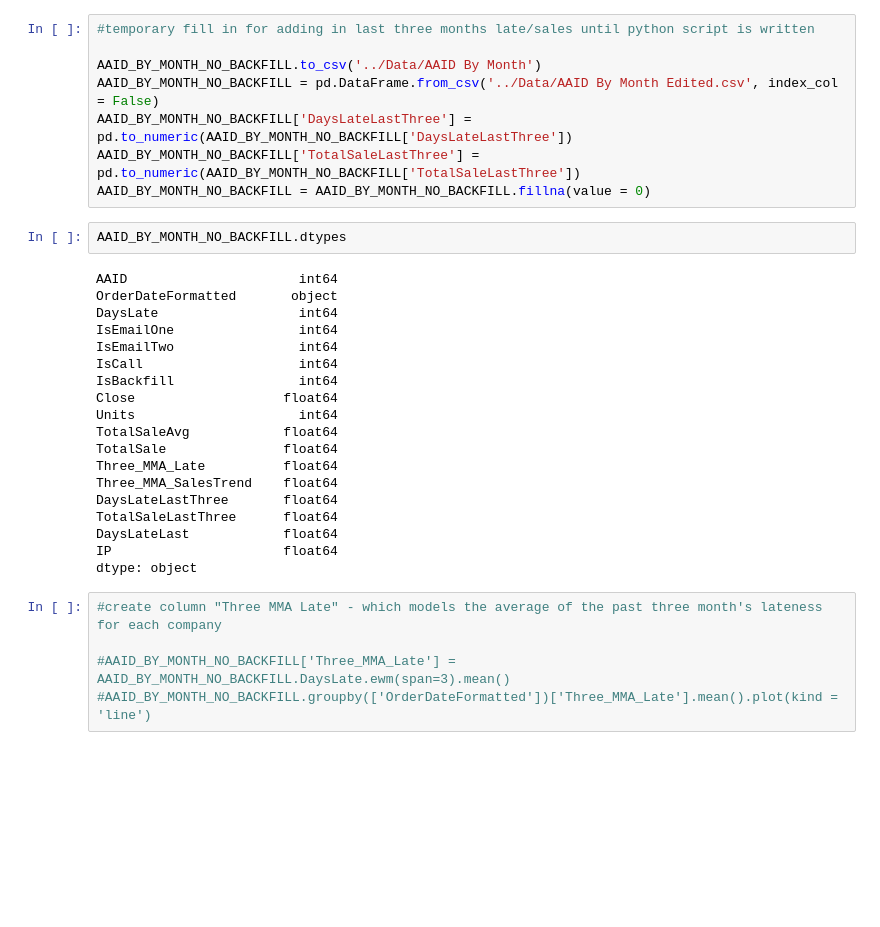
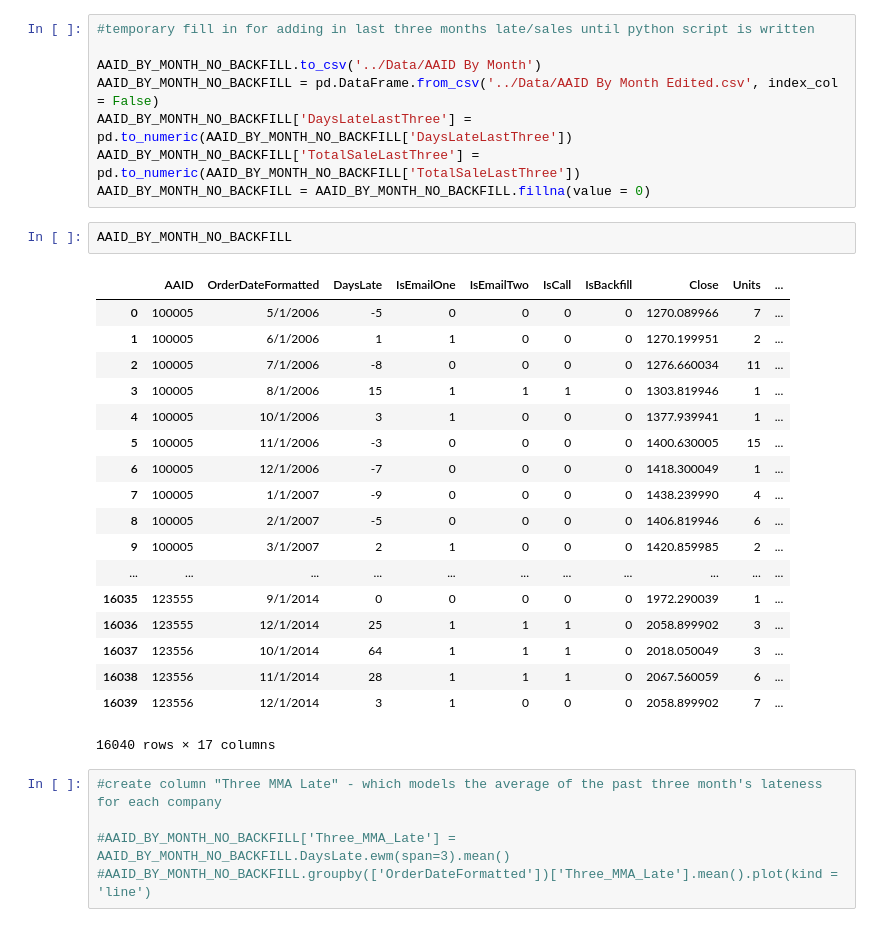
Before and after one commit to apclypsr/Capstone-Project, a Jupyter notebook: SurveyAnalysis.ipynb, the cells around one changed output. Saved outputs shown, nothing was run; the diff lists cells and outputs as text; blank space fills up the shorter version.

```diff
--- a/SurveyAnalysis.ipynb
+++ b/SurveyAnalysis.ipynb
@@ -222,26 +197,26 @@ AAID_BY_MONTH_NO_BACKFILL['DaysLateLastThree'] = pd.to_numeric(AAID_BY_MONTH_NO_
 AAID_BY_MONTH_NO_BACKFILL['TotalSaleLastThree'] = pd.to_numeric(AAID_BY_MONTH_NO_BACKFILL['TotalSaleLastThree'])
 AAID_BY_MONTH_NO_BACKFILL = AAID_BY_MONTH_NO_BACKFILL.fillna(value = 0)
 # %%
-AAID_BY_MONTH_NO_BACKFILL.dtypes
+AAID_BY_MONTH_NO_BACKFILL
 # %% [output]
+|  | AAID | OrderDateFormatted | DaysLate | IsEmailOne | IsEmailTwo | IsCall | IsBackfill | Close | Units | ... |
+| 0 | 100005 | 5/1/2006 | -5 | 0 | 0 | 0 | 0 | 1270.089966 | 7 | ... |
+| 1 | 100005 | 6/1/2006 | 1 | 1 | 0 | 0 | 0 | 1270.199951 | 2 | ... |
+| 2 | 100005 | 7/1/2006 | -8 | 0 | 0 | 0 | 0 | 1276.660034 | 11 | ... |
+| 3 | 100005 | 8/1/2006 | 15 | 1 | 1 | 1 | 0 | 1303.819946 | 1 | ... |
+| 4 | 100005 | 10/1/2006 | 3 | 1 | 0 | 0 | 0 | 1377.939941 | 1 | ... |
+| 5 | 100005 | 11/1/2006 | -3 | 0 | 0 | 0 | 0 | 1400.630005 | 15 | ... |
+| 6 | 100005 | 12/1/2006 | -7 | 0 | 0 | 0 | 0 | 1418.300049 | 1 | ... |
+| 7 | 100005 | 1/1/2007 | -9 | 0 | 0 | 0 | 0 | 1438.239990 | 4 | ... |
+| 8 | 100005 | 2/1/2007 | -5 | 0 | 0 | 0 | 0 | 1406.819946 | 6 | ... |
+| 9 | 100005 | 3/1/2007 | 2 | 1 | 0 | 0 | 0 | 1420.859985 | 2 | ... |
+| ... | ... | ... | ... | ... | ... | ... | ... | ... | ... | ... |
+| 16035 | 123555 | 9/1/2014 | 0 | 0 | 0 | 0 | 0 | 1972.290039 | 1 | ... |
+| 16036 | 123555 | 12/1/2014 | 25 | 1 | 1 | 1 | 0 | 2058.899902 | 3 | ... |
+| 16037 | 123556 | 10/1/2014 | 64 | 1 | 1 | 1 | 0 | 2018.050049 | 3 | ... |
+| 16038 | 123556 | 11/1/2014 | 28 | 1 | 1 | 1 | 0 | 2067.560059 | 6 | ... |
+| 16039 | 123556 | 12/1/2014 | 3 | 1 | 0 | 0 | 0 | 2058.899902 | 7 | ... |
-AAID                      int64
-OrderDateFormatted       object
-DaysLate                  int64
-IsEmailOne                int64
-IsEmailTwo                int64
-IsCall                    int64
-IsBackfill                int64
-Close                   float64
-Units                     int64
-TotalSaleAvg            float64
-TotalSale               float64
-Three_MMA_Late          float64
-Three_MMA_SalesTrend    float64
-DaysLateLastThree       float64
-TotalSaleLastThree      float64
-DaysLateLast            float64
-IP                      float64
-dtype: object
+16040 rows × 17 columns
 # %%
 #create column "Three MMA Late" - which models the average of the past three month's lateness for each company
 
```
Also changed, not shown: parts of 12 cells of this notebook.
